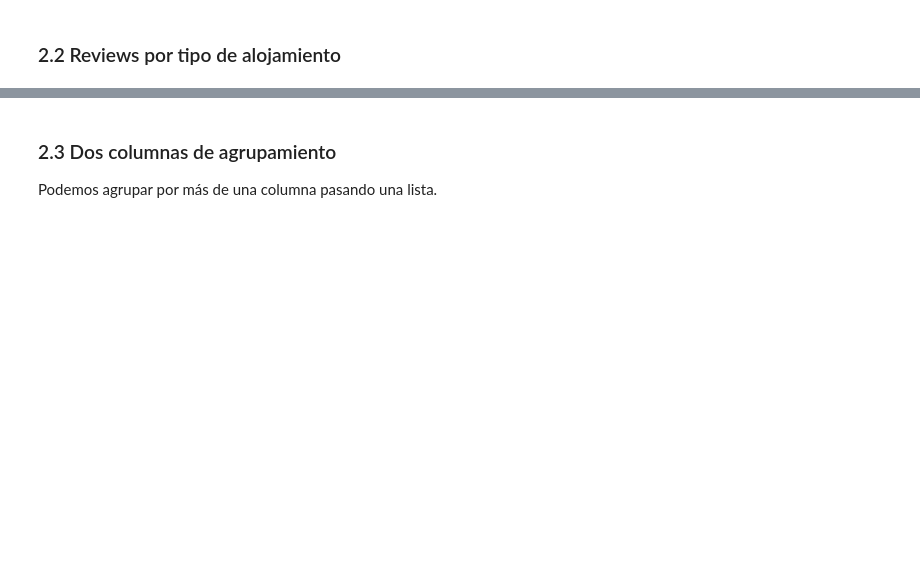
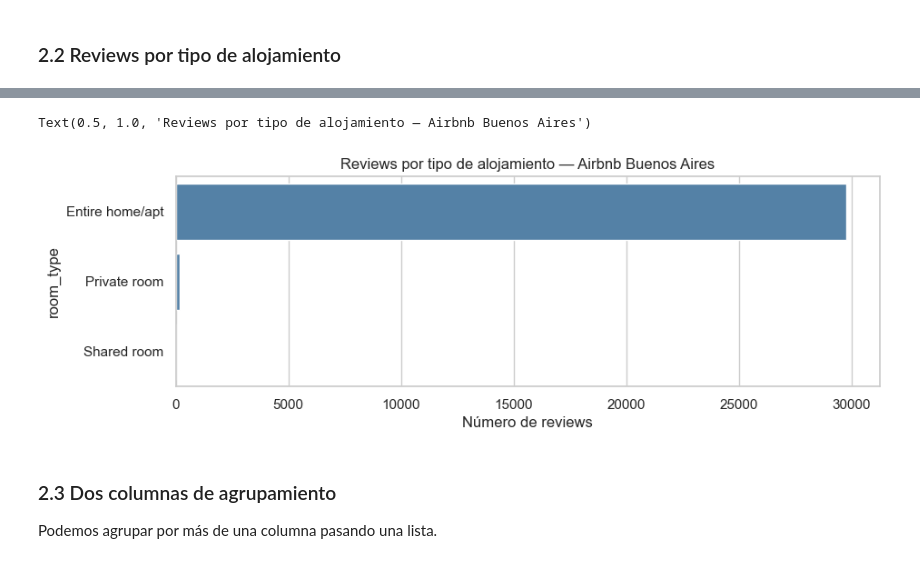
Before and after one commit to UADE-Python-Data-Science/583433_repo_oficial, a Jupyter notebook: Unidad_5/U5_NB1_Agregacion.ipynb, the cells around one changed output, grey strips where cells are left out. Cells and saved outputs as stored; diff of their text form; code cells hidden in the pictures; blank space fills up the shorter version.

```diff
--- a/Unidad_5/U5_NB1_Agregacion.ipynb
+++ b/Unidad_5/U5_NB1_Agregacion.ipynb
@@ -90,9 +131,12 @@ reviews_por_tipo
 # %%
 # Visualización: reviews por tipo de alojamiento
-plt.figure(figsize=(10, 5))
+plt.figure(figsize=(10, 3))
 sns.barplot(data=reviews_por_tipo, x="number_reviews", y="room_type", color="steelblue")
 plt.xlabel("Número de reviews")
 plt.title("Reviews por tipo de alojamiento — Airbnb Buenos Aires")
+# %% [output]
+Text(0.5, 1.0, 'Reviews por tipo de alojamiento — Airbnb Buenos Aires')
+[figure, added]
 # %% [markdown]
 ### 2.3 Dos columnas de agrupamiento
 
```
Also changed, not shown: parts of 15 cells of this notebook, 5 other files.
